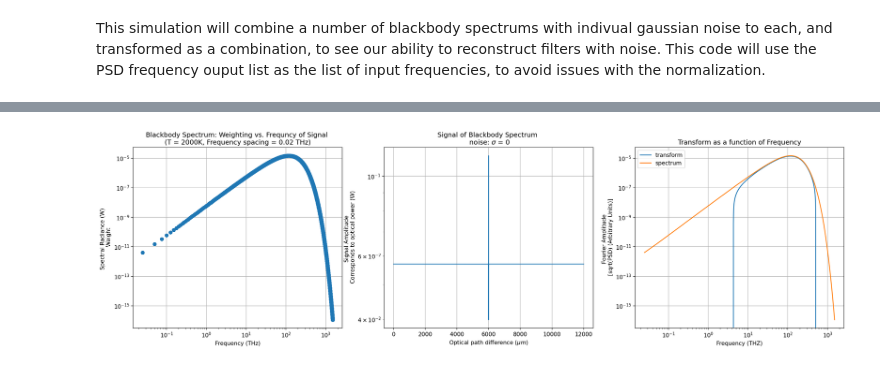
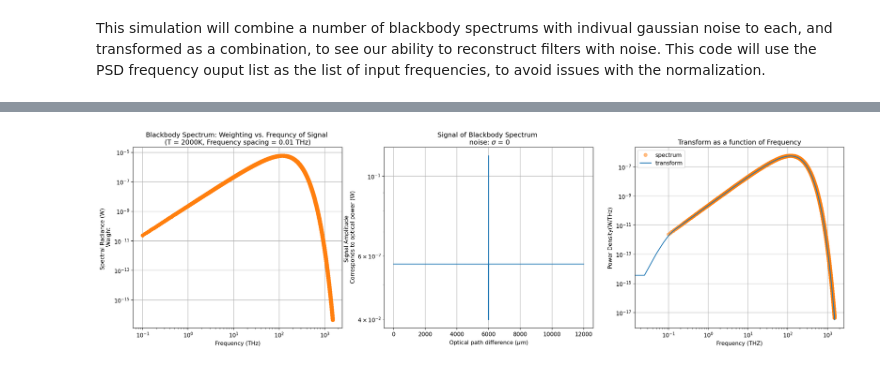
Before and after one commit to nkurinsky/THz-FTS, a Jupyter notebook: python/Notebooks/NoisyBBSpectrum.ipynb, the cells around one changed output, grey strips where cells are left out. Drawn from its saved outputs; the diff is of its cells as text; code cells hidden in the pictures.

```diff
--- a/python/Notebooks/NoisyBBSpectrum.ipynb
+++ b/python/Notebooks/NoisyBBSpectrum.ipynb
@@ -29,52 +33,57 @@ c_micron_per_second = 3e8 * 1e6
 Hz_to_THz = 1e-12
 lambda_or_nu = False
 
-N = 3
-net_noise = 50e-9 #20e-9 #watts
-sigma = net_noise/N
+N = 11
+sigma = 5e-6 #watts
 
 fig = plt.figure(figsize=(23, 6), dpi=150)
+#for blackbody spectrum, decide frequeny range and number of frequency slices
+min_frequency = 0.1 #THz
+max_frequency = 1500 #THz
+num_slices = 2e5
+frequency_slice_size = 0.01 #(max_frequency - min_frequency)/num_slices #THz
+frequencies = arange(min_frequency, max_frequency, frequency_slice_size) #still in THz
 
-frequencies, frequency_slice_size = getFreqList_fromPSD() #arange(frequency_slice_size, max(fre), frequency_slice_size) #still in THz (smallest entry is min + slice size to avoid 0)
 x,y, weights_nofilter = blackbody_input_function(lambda_or_nu, frequencies, frequency_slice_size, filter='no', sigma = 0)
 plt.subplot(1, 3, 1)
-plt.plot(frequencies, weights_nofilter , 'o')
+plt.plot(frequencies, weights_nofilter , 'o', color='C1')
 
 plt.subplot(1, 3, 2)
-plt.plot(x,y)
+plt.plot(x,y, color='C0')
 
 plt.subplot(1, 3, 3)
 frequency, spectrum_nofilter = psd_frequency(y, 'parzen')
-spectrum_nofilter = adjust_spectrum( spectrum_nofilter)
-plt.semilogy(frequency,  spectrum_nofilter, label='transform')
+df = (frequencies[1] - frequencies[0])/Hz_to_THz
+plt.semilogy(frequencies, weights_nofilter/df*1e9, 'o', alpha=0.5, label = 'spectrum', color='C1')
+plt.semilogy(frequency,  spectrum_nofilter,  label='transform', color='C0')
 
 #plot details for blackbody spectrum plot
 plt.subplot(1, 3, 1)
 plt.grid(True)
 plt.yscale('log')
 xscale('log')
 title = "Blackbody Spectrum: Weighting vs. Frequncy of Signal \n (T = " + str(Temp) + "K, Frequency spacing = "+ str(round(frequency_slice_size,2)) + " THz) "
 plt.title(title)
 plt.xlabel("Frequency (THz)")
 plt.ylabel("Spectral Radiance (W) \n Weight")
 
 #plot details for signal plot
 plt.subplot(1, 3, 2)
 plt.grid(True)
 plt.yscale('log')
 plt.title("Signal of Blackbody Spectrum \n noise: $\sigma$ = 0")
 plt.xlabel("Optical path difference ($\mu m$)")
 plt.ylabel("Signal Amplitude \n Corresponds to optical power (W)")
 
 #plot details for fourier transform plot in terms of frequency rather than wavenumber
 plt.subplot(1, 3, 3)
-plt.semilogy(frequencies, weights_nofilter, label = 'spectrum')
+
 plt.title("Transform as a function of Frequency")
 plt.grid(True)
 plt.legend()
 plt.xscale('log')
 plt.xlabel('Frequency (THZ)')
-plt.ylabel("Fourier Amplitude \n [sqrt(PSD) (Arbitrary Units)]")
+plt.ylabel("Power Density(W/THz)")
 plt.show()
 # %% [output]
-[figure, old version]
+[figure, new version]
```
Also changed, not shown: parts of 10 cells of this notebook.
